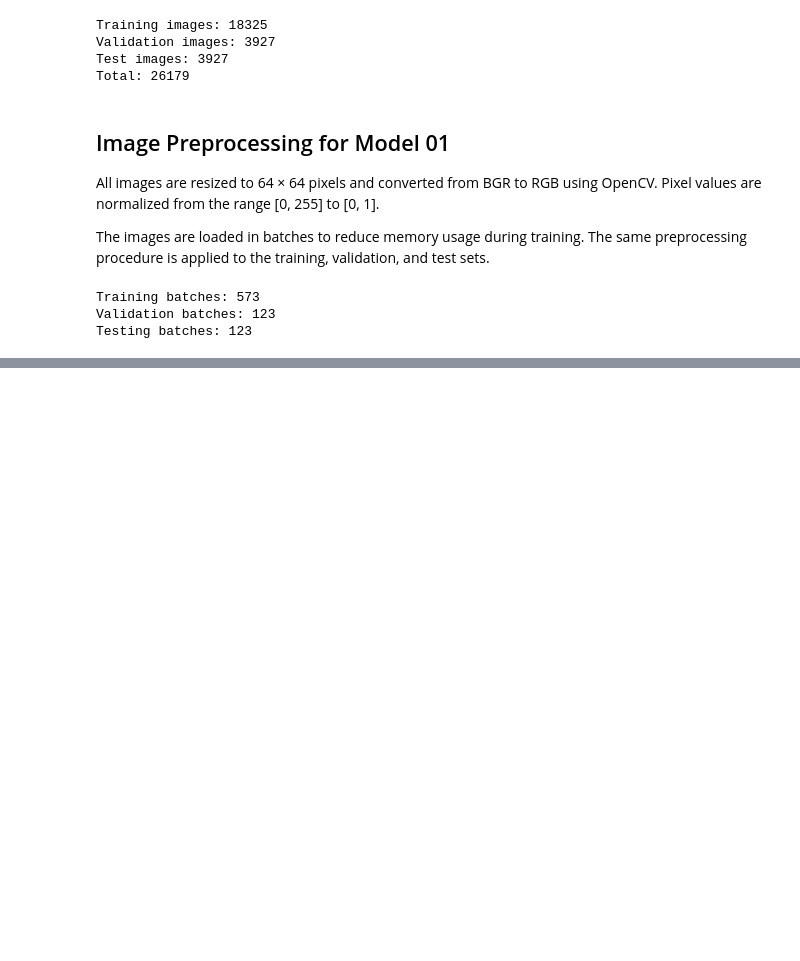
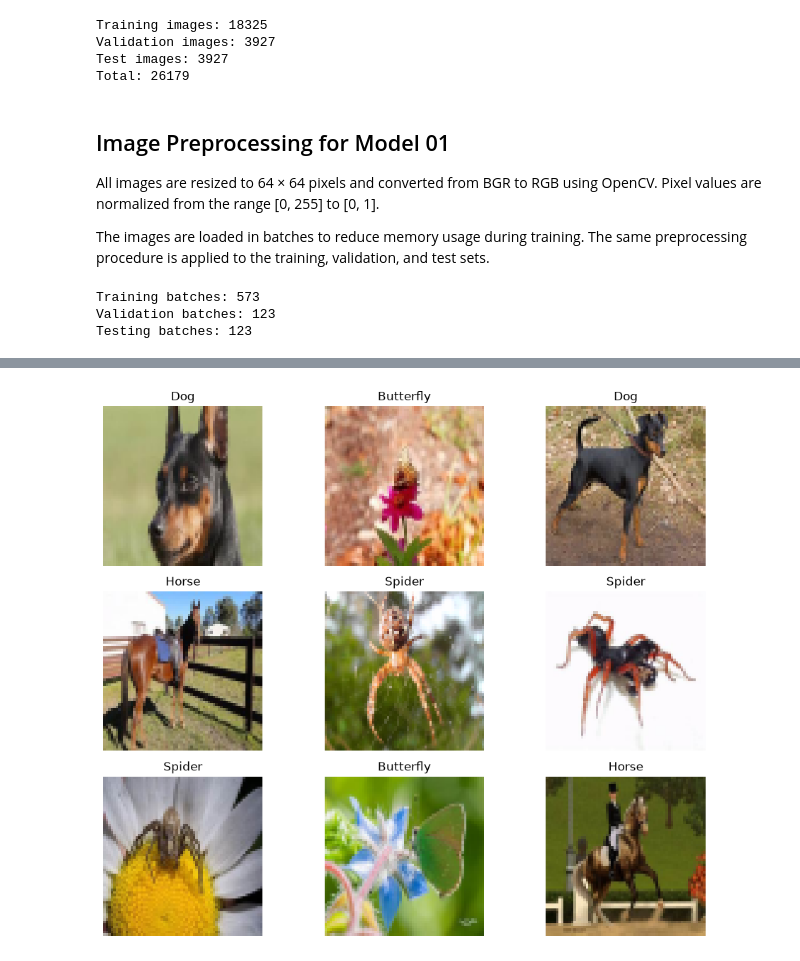
Before and after one commit to Nimindu04/EN3150_Animal_Classification_CNN, a Jupyter notebook: Model_01_Standard_CNN.ipynb, the cells around one changed output, grey strips where cells are left out. Saved outputs shown, nothing was run; the diff lists cells and outputs as text; code cells hidden in the pictures; blank space fills up the shorter version.

```diff
--- a/Model_01_Standard_CNN.ipynb
+++ b/Model_01_Standard_CNN.ipynb
@@ -275,0 +281,17 @@ print("Maximum pixel value:", tf.reduce_max(images).numpy())
+# %%
+#Display preprocessed images
+plt.figure(figsize=(10, 8))
+
+for i in range(min(9, len(images))):
+    plt.subplot(3, 3, i + 1)
+
+    plt.imshow(images[i].numpy())
+    label_index = int(labels[i].numpy())
+
+    plt.title(class_names[label_index])
+    plt.axis("off")
+
+plt.tight_layout()
+plt.show()
+# %% [output]
+[figure, added]
```
Also changed, not shown: parts of 37 cells of this notebook.
